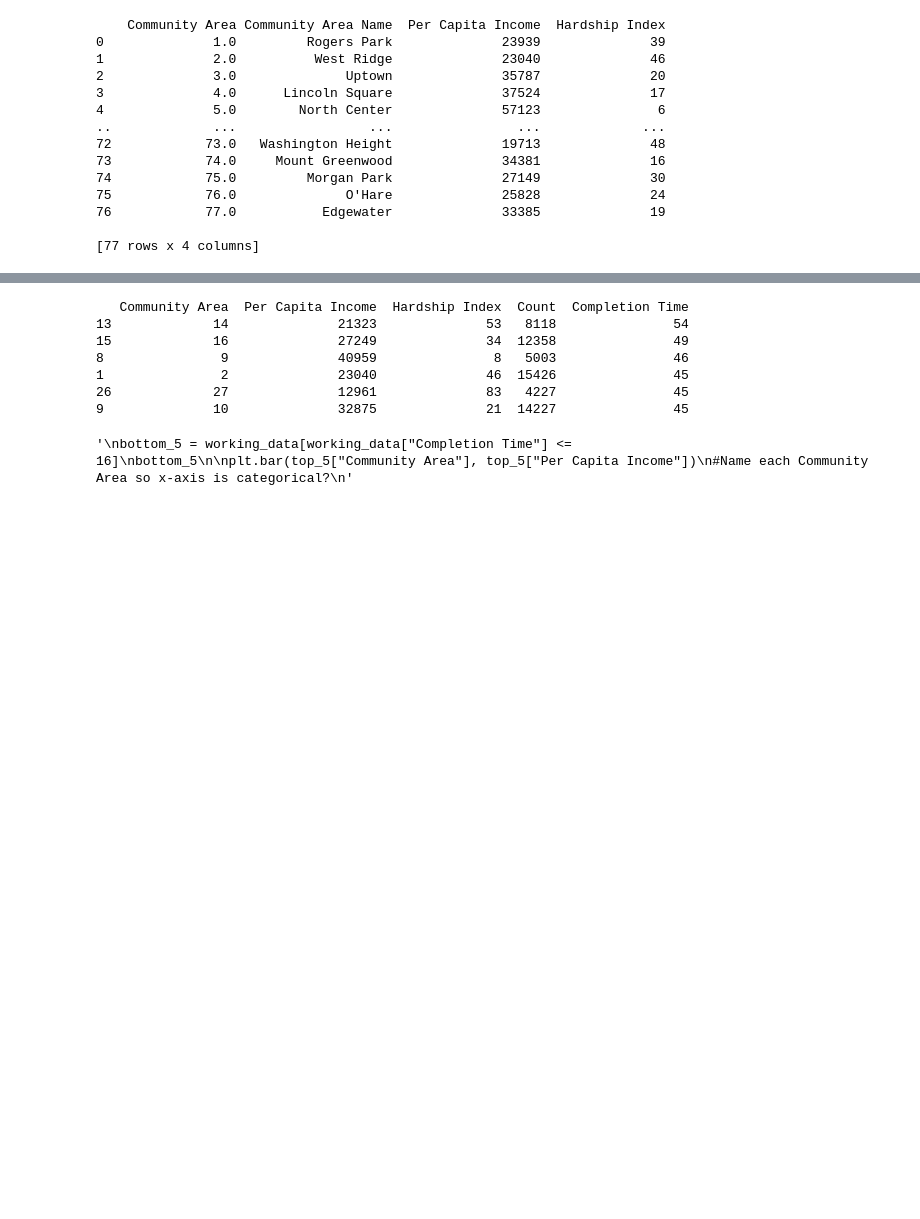
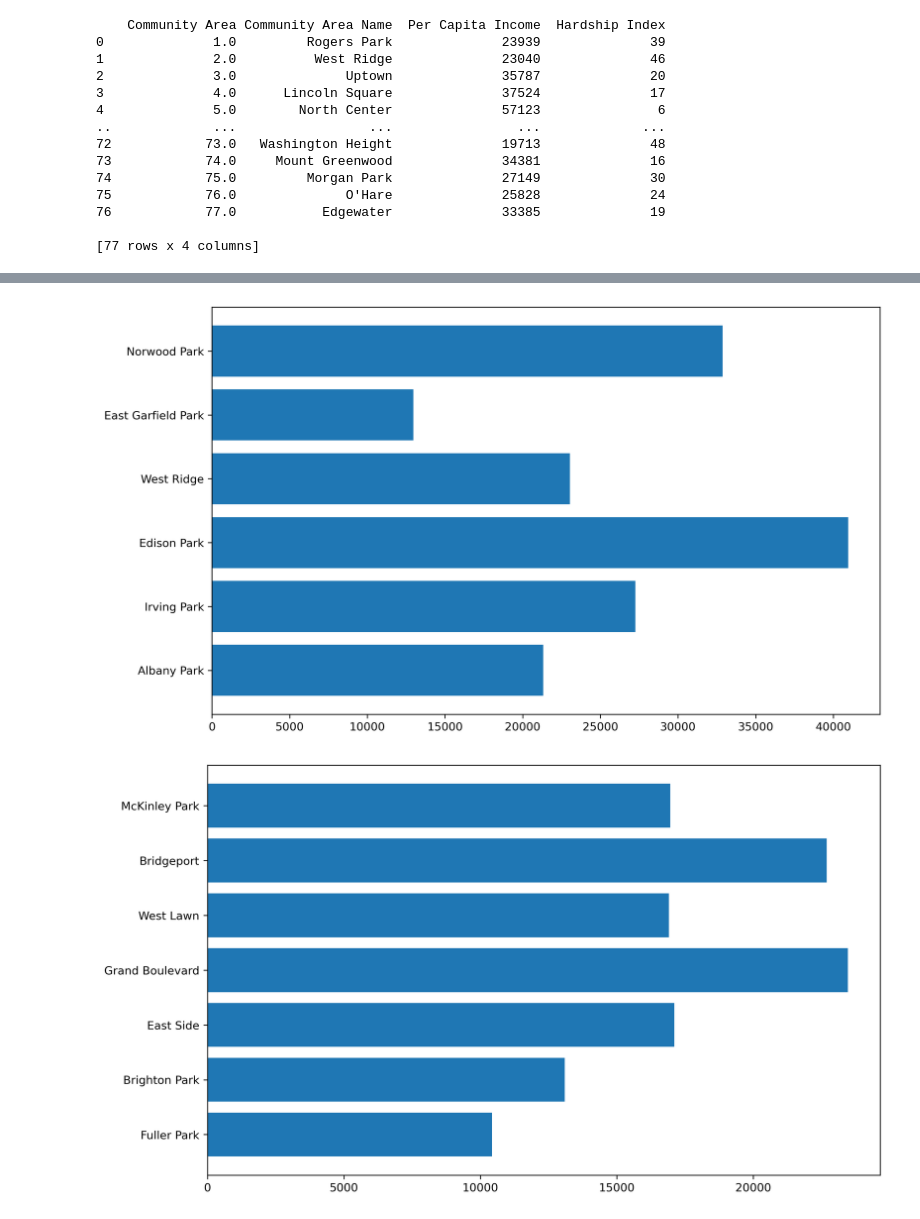
Before and after one commit to csridlen/Python-Project-1, a Jupyter notebook: code/census-pot.ipynb, the cells around one changed output, grey strips where cells are left out. Cells and saved outputs as stored; diff of their text form; code cells hidden in the pictures; blank space fills up the shorter version.

```diff
--- a/code/census-pot.ipynb
+++ b/code/census-pot.ipynb
@@ -109,19 +100,16 @@ Text(0, 0.5, 'Average Completion Time')
 # %%
 # What is the per capita income of commmunities with top 5 longest completion times?
 # Bottom 5?
+fig = plt.figure(figsize=(16 / 1.5, 10 / 1.5), dpi=300)
 top_5 = working_data[working_data["Completion Time"] >= 45]
-print(top_5)
-
 bottom_5 = working_data[working_data["Completion Time"] <= 16]
 bottom_5
 
-plt.bar(top_5["Community Area"], top_5["Per Capita Income"])
+plt.barh(top_5["Community Area Name"], top_5["Per Capita Income"])
+plt.show()
+fig = plt.figure(figsize=(16 / 1.5, 10 / 1.5), dpi=300)
+plt.barh(bottom_5["Community Area Name"], bottom_5["Per Capita Income"])
+plt.show()
 # %% [output]
-   Community Area  Per Capita Income  Hardship Index  Count  Completion Time
-13             14              21323              53   8118               54
-15             16              27249              34  12358               49
-8               9              40959               8   5003               46
-1               2              23040              46  15426               45
-26             27              12961              83   4227               45
-9              10              32875              21  14227               45
-'\nbottom_5 = working_data[working_data["Completion Time"] <= 16]\nbottom_5\n\nplt.bar(top_5["Community Area"], top_5["Per Capita Income"])\n#Name each Community Area so x-axis is categorical?\n'
+[figure, added]
+[figure, added]
```
Also changed, not shown: parts of 4 cells of this notebook, 1 other file.
